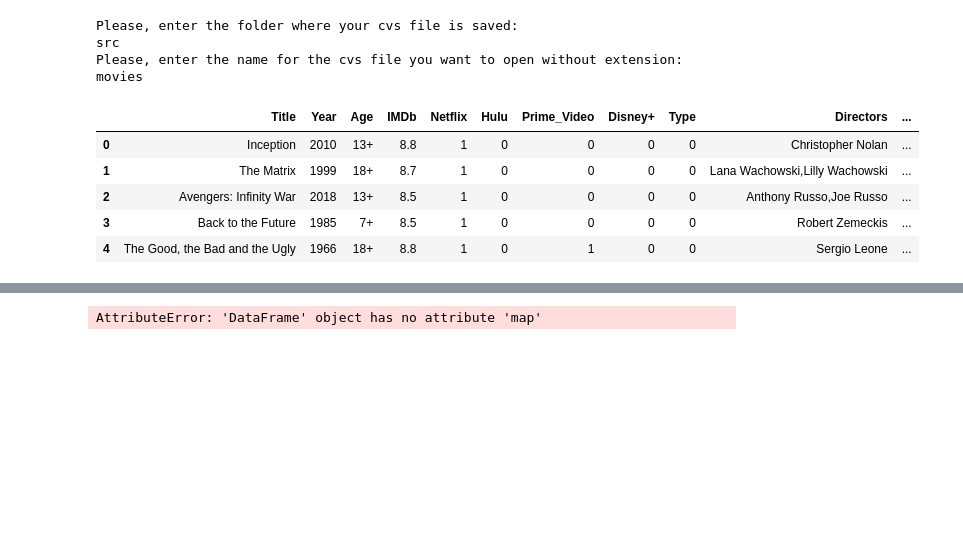
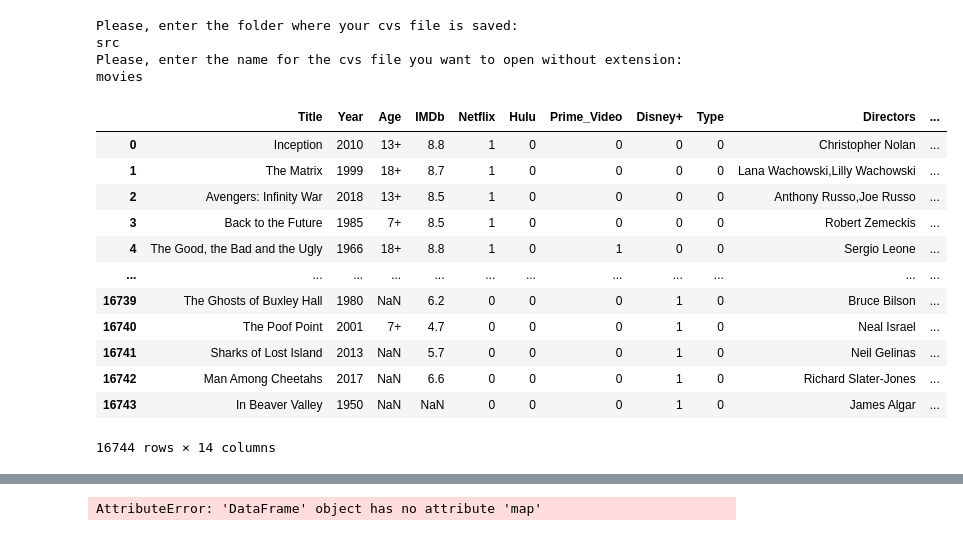
Before and after one commit to silviaherf/apis-project, a Jupyter notebook: src/API_movies.ipynb, the cells around one changed output, grey strips where cells are left out. Saved outputs shown, nothing was run; the diff lists cells and outputs as text; code cells hidden in the pictures; blank space fills up the shorter version.

```diff
--- a/src/API_movies.ipynb
+++ b/src/API_movies.ipynb
@@ -57,14 +57,21 @@ src
 Please, enter the name for the cvs file you want to open without extension:
 movies
 # %%
-movies.head()
+movies
 # %% [output]
 |  | Title | Year | Age | IMDb | Netflix | Hulu | Prime_Video | Disney+ | Type | Directors | ... |
 | 0 | Inception | 2010 | 13+ | 8.8 | 1 | 0 | 0 | 0 | 0 | Christopher Nolan | ... |
 | 1 | The Matrix | 1999 | 18+ | 8.7 | 1 | 0 | 0 | 0 | 0 | Lana Wachowski,Lilly Wachowski | ... |
 | 2 | Avengers: Infinity War | 2018 | 13+ | 8.5 | 1 | 0 | 0 | 0 | 0 | Anthony Russo,Joe Russo | ... |
 | 3 | Back to the Future | 1985 | 7+ | 8.5 | 1 | 0 | 0 | 0 | 0 | Robert Zemeckis | ... |
 | 4 | The Good, the Bad and the Ugly | 1966 | 18+ | 8.8 | 1 | 0 | 1 | 0 | 0 | Sergio Leone | ... |
+| ... | ... | ... | ... | ... | ... | ... | ... | ... | ... | ... | ... |
+| 16739 | The Ghosts of Buxley Hall | 1980 | NaN | 6.2 | 0 | 0 | 0 | 1 | 0 | Bruce Bilson | ... |
+| 16740 | The Poof Point | 2001 | 7+ | 4.7 | 0 | 0 | 0 | 1 | 0 | Neal Israel | ... |
+| 16741 | Sharks of Lost Island | 2013 | NaN | 5.7 | 0 | 0 | 0 | 1 | 0 | Neil Gelinas | ... |
+| 16742 | Man Among Cheetahs | 2017 | NaN | 6.6 | 0 | 0 | 0 | 1 | 0 | Richard Slater-Jones | ... |
+| 16743 | In Beaver Valley | 1950 | NaN | NaN | 0 | 0 | 0 | 1 | 0 | James Algar | ... |
+16744 rows × 14 columns
 # %%
 reviews=pd.DataFrame.from_dict(data['results'], orient='columns')
 # %%
```
Also changed, not shown: parts of 10 cells of this notebook, 2 other files.
